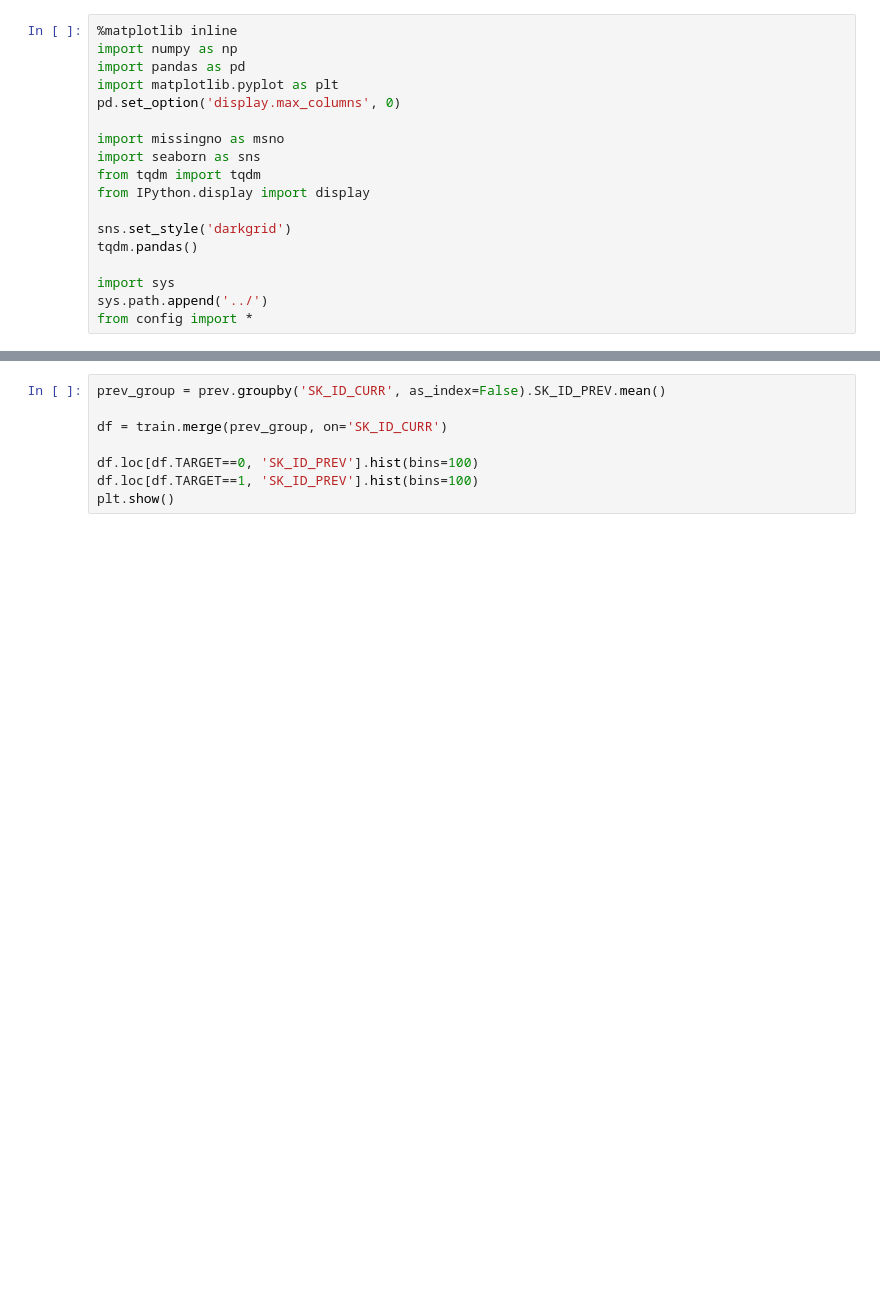
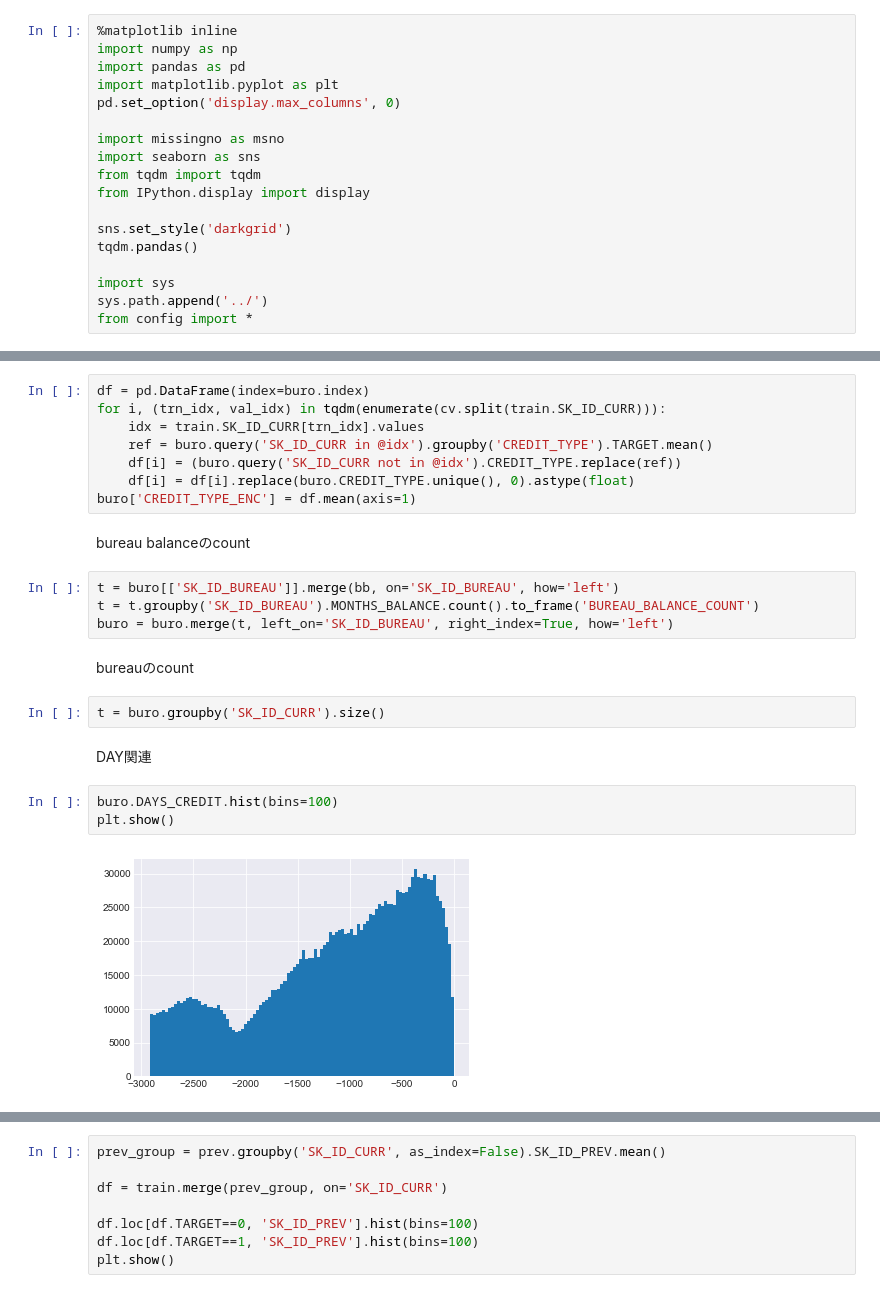
Before and after one commit to amaotone/home-credit-default-risk, a Jupyter notebook: notebooks/EDA_bureau.ipynb, the cells around one changed output, grey strips where cells are left out. Cells and saved outputs as stored; diff of their text form; blank space fills up the shorter version.

```diff
--- a/notebooks/EDA_bureau.ipynb
+++ b/notebooks/EDA_bureau.ipynb
@@ -23,0 +90,25 @@ prev = pd.read_feather('../input/previous_application.ftr')
+# %%
+df = pd.DataFrame(index=buro.index)
+for i, (trn_idx, val_idx) in tqdm(enumerate(cv.split(train.SK_ID_CURR))):
+    idx = train.SK_ID_CURR[trn_idx].values
+    ref = buro.query('SK_ID_CURR in @idx').groupby('CREDIT_TYPE').TARGET.mean()
+    df[i] = (buro.query('SK_ID_CURR not in @idx').CREDIT_TYPE.replace(ref))
+    df[i] = df[i].replace(buro.CREDIT_TYPE.unique(), 0).astype(float)
+buro['CREDIT_TYPE_ENC'] = df.mean(axis=1)
+# %% [markdown]
+bureau balanceのcount
+# %%
+t = buro[['SK_ID_BUREAU']].merge(bb, on='SK_ID_BUREAU', how='left')
+t = t.groupby('SK_ID_BUREAU').MONTHS_BALANCE.count().to_frame('BUREAU_BALANCE_COUNT')
+buro = buro.merge(t, left_on='SK_ID_BUREAU', right_index=True, how='left')
+# %% [markdown]
+bureauのcount
+# %%
+t = buro.groupby('SK_ID_CURR').size()
+# %% [markdown]
+DAY関連
+# %%
+buro.DAYS_CREDIT.hist(bins=100)
+plt.show()
+# %% [output]
+[figure, added]
```
Also changed, not shown: parts of 26 cells of this notebook, 5 other files.
